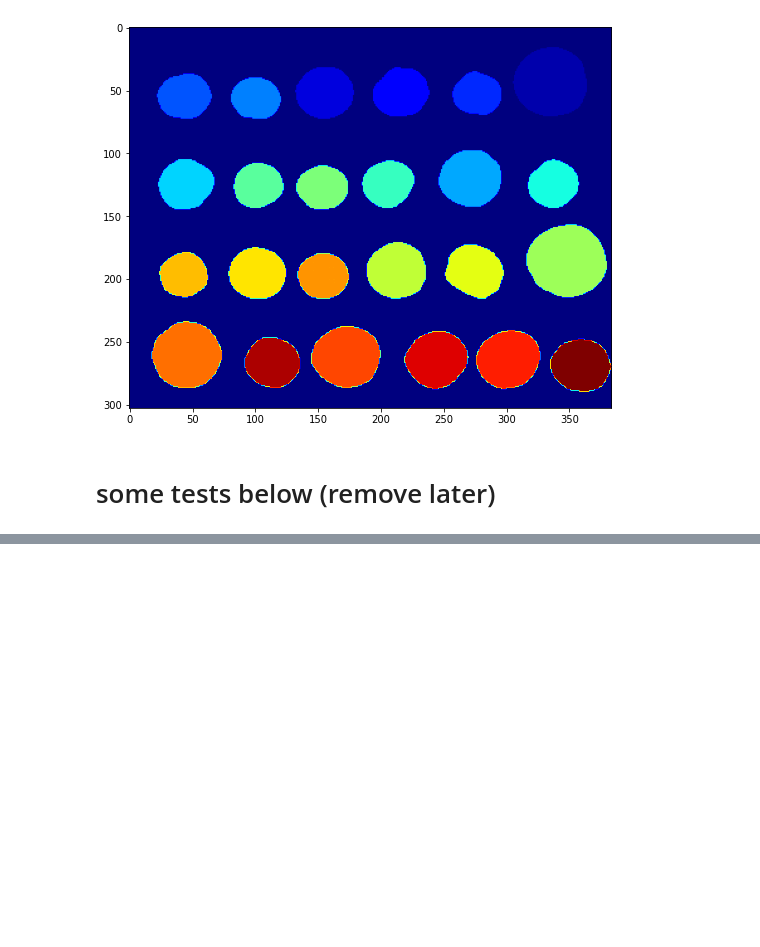
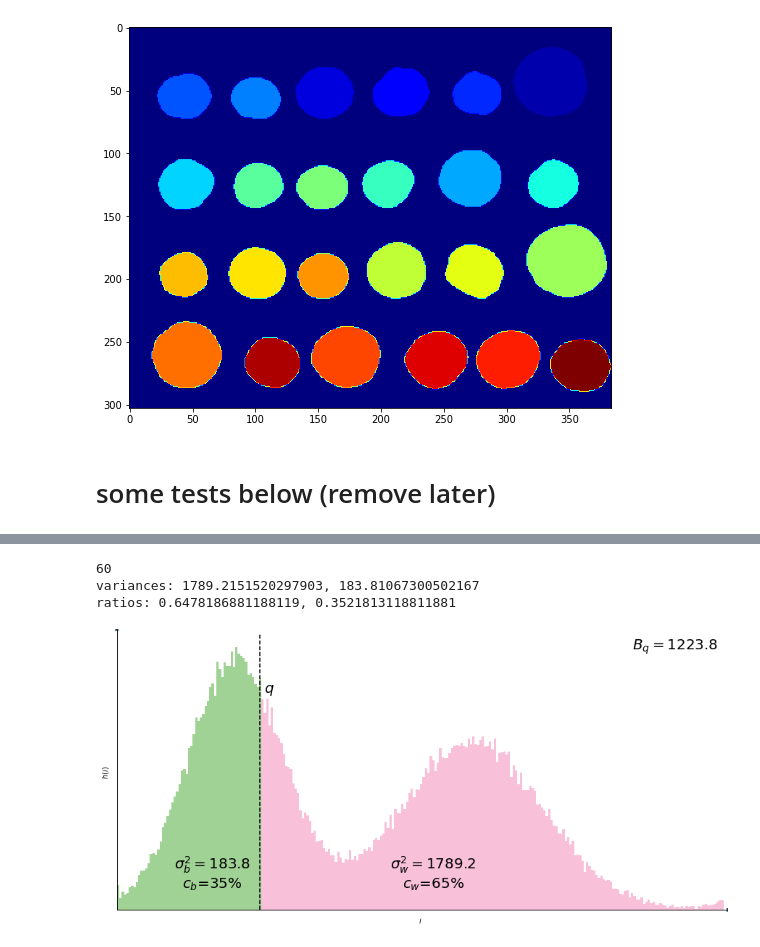
Before and after one commit to Digital-Media/di_cv, a Jupyter notebook: 06_Thresh.ipynb, the cells around one changed output, grey strips where cells are left out. Cells and saved outputs as stored; diff of their text form; code cells hidden in the pictures; blank space fills up the shorter version.

```diff
--- a/06_Thresh.ipynb
+++ b/06_Thresh.ipynb
@@ -335,3 +359,81 @@ from IPython.display import Video
 Video(r"Dillon_Predator.mp4")
 # %% [output]
 [interactive output not drawn]
+# %%
+import cv2 as cv
+import numpy as np
+from matplotlib import pyplot as plt
+from mpl_toolkits.axisartist.axislines import SubplotZero
+
+
+img = data.coins()
+img = np.zeros_like(img)
+# init the random generator so we get the same image every time
+np.random.seed(42)
+# fill with normal distribution with mean 100 and std 20
+img[:,:img.shape[1]//2] = np.random.normal(50, 20, (img.shape[0],img.shape[1]//2)).astype(np.uint8)
+img[:,img.shape[1]//2:] =  np.random.normal(150, 30, (img.shape[0],img.shape[1]//2)).astype(np.uint8)
+img = np.clip(img, 0, 255)
+
+# Otsu's thresholding
+ret, th = cv.threshold(img,0,255,cv.THRESH_BINARY+cv.THRESH_OTSU)
+th = th > 0
+
+# manual threshold
+ret = 60
+th = img > ret
+
+show_text = True
+
+print(ret)
+print(f'variances: {np.var(img[th])}, {np.var(img[~th])}')
+print(f'ratios: {np.sum(th)/img.size}, {np.sum(~th)/img.size}')
+var_w, var_b = np.var(img[th]), np.var(img[~th])
+c_w, c_b = np.sum(th)/img.size, np.sum(~th)/img.size
+mean_w, mean_b = np.mean(img[th]), np.mean(img[~th])
+
+Bq = c_w * var_w + c_b * var_b
+
+# plot the thresholded image and the histogram
+fig = plt.figure(figsize=(15, 7), facecolor="white")
+ax = SubplotZero(fig, 111)
+fig.add_subplot(ax, fontsize=20)
+
+for direction in ["xzero", "yzero"]:
+    # adds arrows at the ends of each axis
+    ax.axis[direction].set_axisline_style("-|>")
+
+    # adds X and Y-axis from the origin
+    ax.axis[direction].set_visible(True)
+
+for direction in ["left", "right", "bottom", "top"]:
+    # hides borders
+    ax.axis[direction].set_visible(False)
+plt.xlim([0, 255]), plt.xticks([]), plt.xlabel("$i$", fontsize=20)
+plt.yticks([]), plt.ylabel("$h(i)$", fontsize=20)
+plt.hist(img[th].ravel(), range=[0, 255], bins=256, color=(248/255, 193/255, 217/255))
+plt.hist(img[np.invert(th)].ravel(), range=[0, 255], bins=256, color=(161/255, 210/255, 149/255))
+# draw a vertical line at the threshold
+plt.axvline(x=ret, color="black", linestyle="--")
+# annotate the threshold with q
+plt.annotate(f" $q$", xy=(ret, 1000), fontsize=20)
+
+if show_text:
+    # annotate the variance of the background with var_b
+    plt.annotate(f"$\sigma_b^2={var_b:.1f}$\n$c_b$={c_b*100:.0f}%", xy=(mean_b, 100), fontsize=20, horizontalalignment="center")
+    # annotate the variance of the foreground with var_w
+    plt.annotate(f"$\sigma_w^2={var_w:.1f}$\n$c_w$={c_w*100:.0f}%", xy=(mean_w, 100), fontsize=20, horizontalalignment="center")
+
+    # annotete the between class variance with Bq in the right top corner
+    plt.annotate(f"$B_q={Bq:.1f}$  ", xy=(255, 1200), fontsize=20, horizontalalignment="right")
+
+plt.show()
+# return fig
+
+# save the figure
+fig.savefig("otsu_thresholding.png", dpi=300, bbox_inches="tight")
+# %% [output]
+60
+variances: 1789.2151520297903, 183.81067300502167
+ratios: 0.6478186881188119, 0.3521813118811881
+[figure, added]
```
Also changed, not shown: parts of 4 cells of this notebook, 1 other file.
